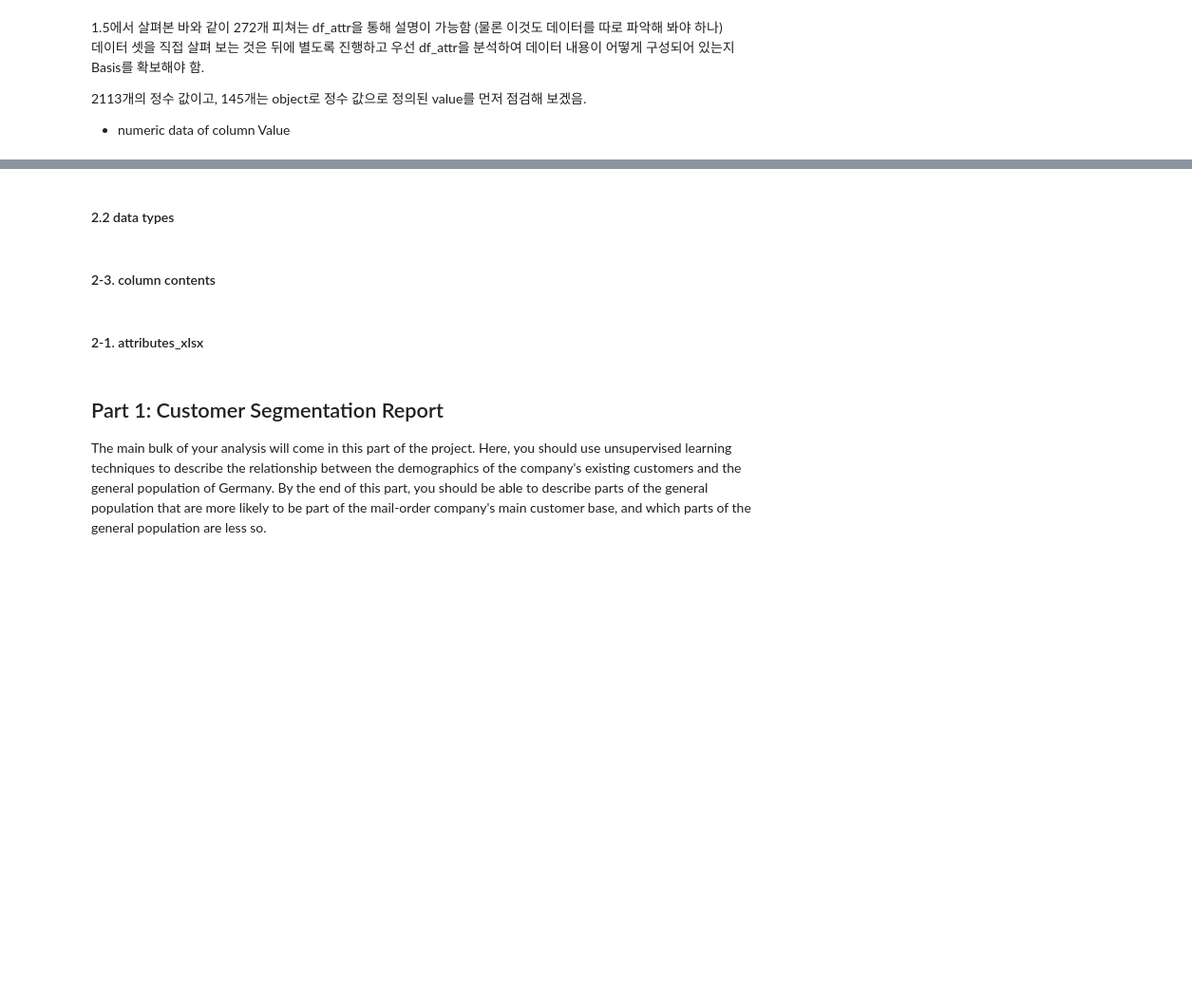
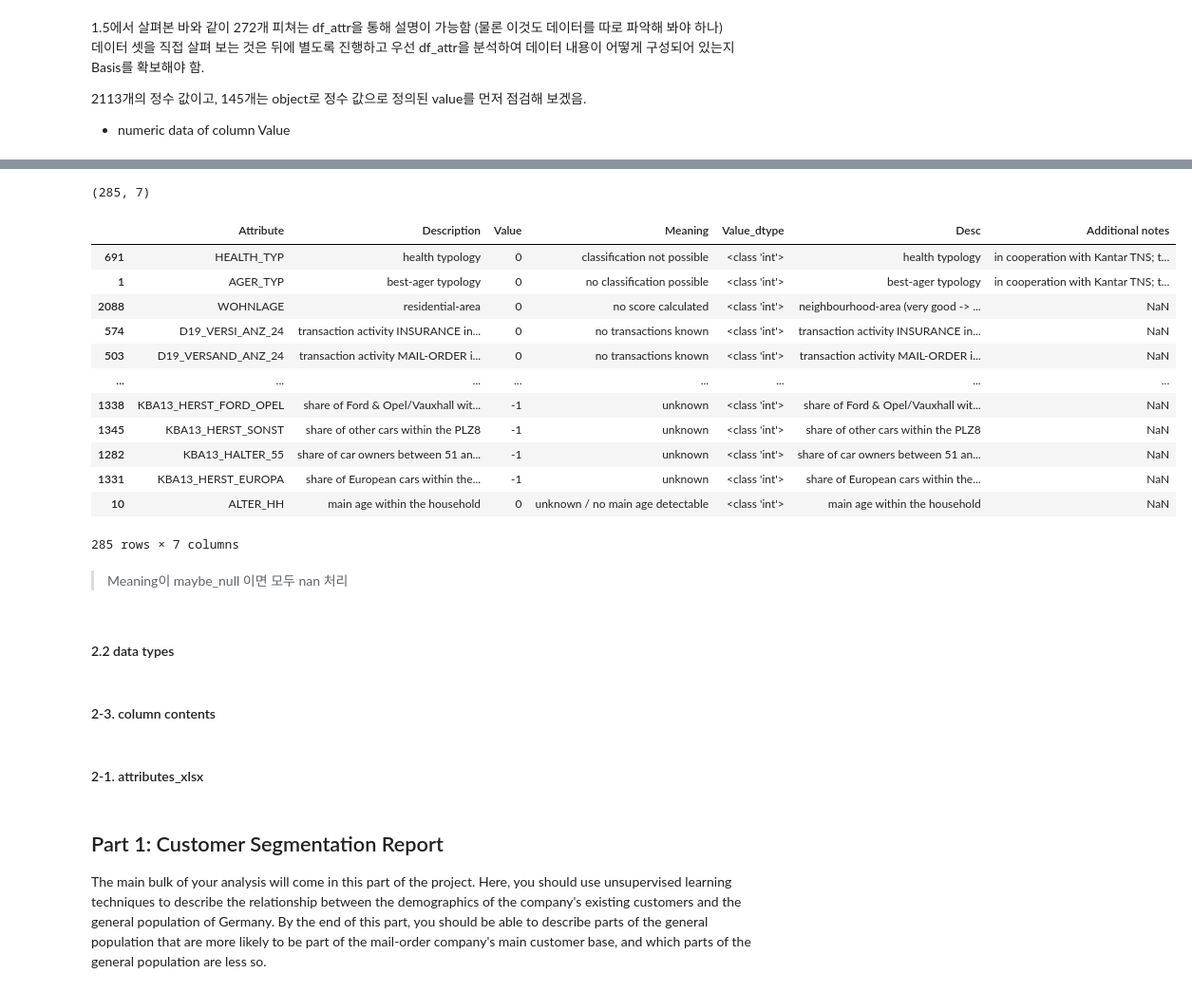
Before and after one commit to jaeyoun-chang/u_city_capstone, a Jupyter notebook: Arvato Project Workbook.ipynb, the cells around one changed output, grey strips where cells are left out. Shown at 95% size. Drawn from its saved outputs; the diff is of its cells as text; code cells hidden in the pictures; blank space fills up the shorter version.

```diff
--- a/Arvato Project Workbook.ipynb
+++ b/Arvato Project Workbook.ipynb
@@ -558,3 +591,15 @@ Name: Value_dtype, dtype: int64
 2113개의 정수 값이고, 145개는 object로 정수 값으로 정의된 value를 먼저 점검해 보겠음.
 
 * numeric data of column Value
+# %%
+'''
+numeric data of column Value where 2113 rows have data in int type
+'''
+# df_attr_num with only numeric values in Value
+df_attr_num = df_attr[df_attr['Value_dtype'] == int].copy()
+print (df_attr_num.shape)
+
+# add Desc and Information level
+df_attr_num = vlookup(df_attr_num, feature_desc, 'Attribute', ['Desc', 'Additional notes'])
+print (df_attr_num.info())
+df_attr_num.head()
@@ -560,0 +637,7 @@ Name: Value_dtype, dtype: int64
+# %%
+'''
+desc null 행 삭제함
+'''
+
+df_attr_num = df_attr_num[df_attr_num.Desc.isna() == False]
+print (df_attr_num.info())
@@ -561,17 +660,12 @@ Name: Value_dtype, dtype: int64
 # %%
 '''
-numeric data of column Value where 2113 rows have data in int type
+numeric data of column Value where 1774 rows have data in int type
 '''
-# df_attr_num with only numeric values in Value
-df_attr_num = df_attr[df_attr['Value_dtype'] == int].copy()
-
-# add Desc and Information level
-df_attr_num = vlookup(df_attr_num, df_feature, 'Attribute', nan_val = 'no_info')
 
 # summary of numeric data of Value
 pv_attr_num = pd.pivot_table(
     df_attr_num,
-    index = ['Information level', 'Attribute', 'Desc'],
+    index = ['Attribute', 'Desc'],
     values = 'Value',
     aggfunc = [min, max]
     )
@@ -600,6 +824,7 @@ find all numeric data of column Value one by one
 # %%
 '''
-2부터
+3. value -1, 0의 경우 null 또는 -inf에 상응하는 데이터가 있는지
 '''
-attr_below_1 = df_attr_num[df_attr_num.Value < 1].copy()
+attr_below_1 = df_attr_num[df_attr_num.Value < 1]
+print(attr_below_1.shape)
 attr_below_1.Meaning.unique()
@@ -606,10 +841,33 @@ attr_below_1.Meaning.unique()
 # %%
+'''
+위 값 중 null 가능성이 있는 값만 추려
+'''
+
 maybe_null = ['unknown',
               'no classification possible',
               'unknown / no main age detectable',
               'no transactions known',
               'no transaction known',
               'classification not possible',
               'none',
               'no score calculated'
               ]
+
+attr_below_1 = attr_below_1[attr_below_1.Meaning.isin(maybe_null)].sort_values(by = 'Meaning')
+print(attr_below_1.shape)
+attr_below_1
+# %% [output]
+(285, 7)
+|  | Attribute | Description | Value | Meaning | Value_dtype | Desc | Additional notes |
+| 691 | HEALTH_TYP | health typology | 0 | classification not possible | <class 'int'> | health typology | in cooperation with Kantar TNS; t... |
+| 1 | AGER_TYP | best-ager typology | 0 | no classification possible | <class 'int'> | best-ager typology | in cooperation with Kantar TNS; t... |
+| 2088 | WOHNLAGE | residential-area | 0 | no score calculated | <class 'int'> | neighbourhood-area (very good -> ... | NaN |
+| 574 | D19_VERSI_ANZ_24 | transaction activity INSURANCE in... | 0 | no transactions known | <class 'int'> | transaction activity INSURANCE in... | NaN |
+| 503 | D19_VERSAND_ANZ_24 | transaction activity MAIL-ORDER i... | 0 | no transactions known | <class 'int'> | transaction activity MAIL-ORDER i... | NaN |
+| ... | ... | ... | ... | ... | ... | ... | ... |
+| 1338 | KBA13_HERST_FORD_OPEL | share of Ford & Opel/Vauxhall wit... | -1 | unknown | <class 'int'> | share of Ford & Opel/Vauxhall wit... | NaN |
+| 1345 | KBA13_HERST_SONST | share of other cars within the PLZ8 | -1 | unknown | <class 'int'> | share of other cars within the PLZ8 | NaN |
+| 1282 | KBA13_HALTER_55 | share of car owners between 51 an... | -1 | unknown | <class 'int'> | share of car owners between 51 an... | NaN |
+| 1331 | KBA13_HERST_EUROPA | share of European cars within the... | -1 | unknown | <class 'int'> | share of European cars within the... | NaN |
+| 10 | ALTER_HH | main age within the household | 0 | unknown / no main age detectable | <class 'int'> | main age within the household | NaN |
+285 rows × 7 columns
@@ -627,3 +878,5 @@ attr_below_1[(attr_below_1.Value == 0) & (attr_below_1.Meaning.isin(maybe_null))
+# %% [markdown]
+> Meaning이 maybe_null 이면 모두 nan 처리
 # %%
 pv_below_2 = pd.pivot_table(
     attr_below_2,
```
Also changed, not shown: parts of 32 cells of this notebook.
